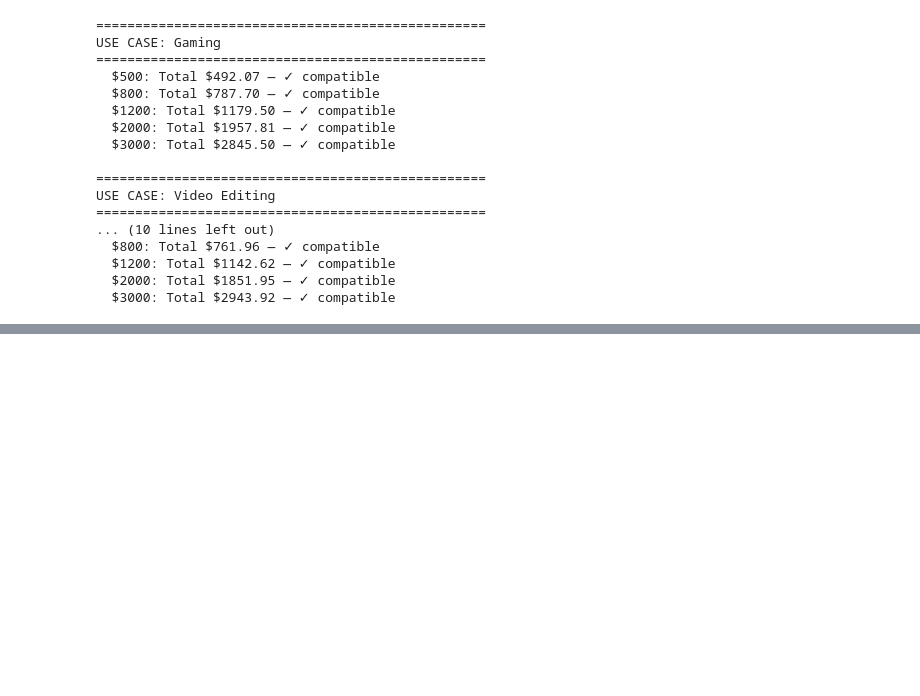
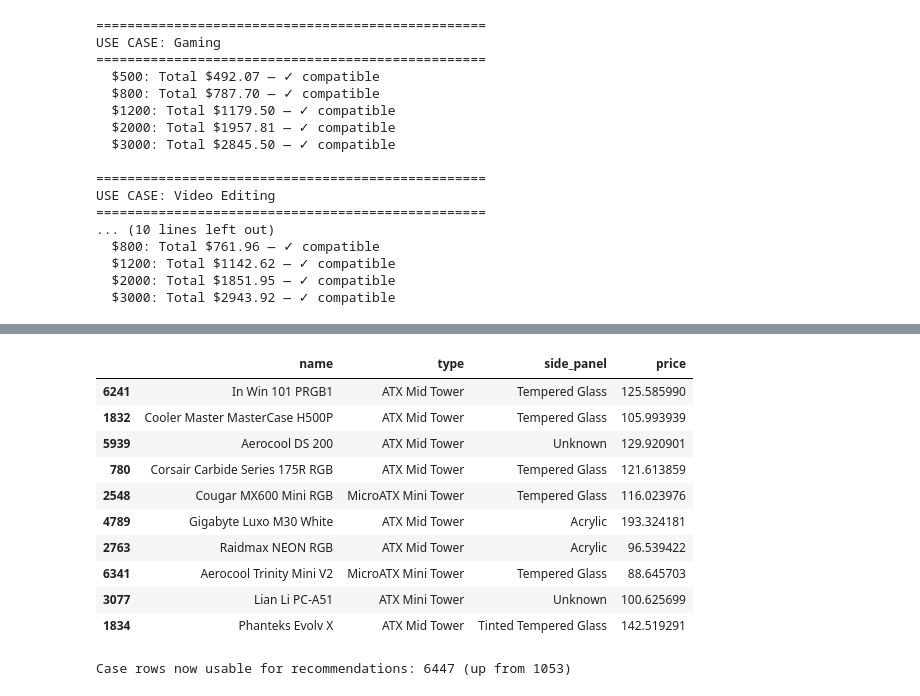
Before and after one commit to AbelKevinKipkosgei/pc-builder-model, a Jupyter notebook: pc_builder_cleaning.ipynb, the cells around one changed output, grey strips where cells are left out. Saved outputs shown, nothing was run; the diff lists cells and outputs as text; code cells hidden in the pictures; blank space fills up the shorter version.

```diff
--- a/pc_builder_cleaning.ipynb
+++ b/pc_builder_cleaning.ipynb
@@ -1501,0 +2153,18 @@ USE CASE: Video Editing
+# %%
+# Case baseline
+df_model_case = df_case.copy()
+
+le_type_case = LabelEncoder()
+le_ff_case = LabelEncoder()
+
+df_model_case['type_enc'] = le_type_case.fit_transform(df_model_case['type'])
+df_model_case['form_factor_enc'] = le_ff_case.fit_transform(df_model_case['form_factor_family'].fillna('Unknown'))
+
+features_case = ['type_enc', 'form_factor_enc', 'external_volume', 'estimated_max_gpu_length', 'has_builtin_psu']
+target = 'price'
+
+known_case = df_model_case[df_model_case[target].notnull()]
+unknown_case = df_model_case[df_model_case[target].isnull()]
+
+print("Rows to train on:", known_case.shape[0])
+print("Rows to predict for:", unknown_case.shape[0])
@@ -1501,0 +2248,48 @@ USE CASE: Video Editing
+# %%
+# Apply and save
+# 1. Flag BEFORE filling
+df_case['price_is_predicted'] = df_case['price'].isnull()
+
+# 2. Carry engineered features onto the real df_case
+df_case['brand_enc'] = df_model_case['brand_enc']
+df_case['type_enc'] = df_model_case['type_enc']
+df_case['form_factor_enc'] = df_model_case['form_factor_enc']
+df_case['side_panel_enc'] = df_model_case['side_panel_enc']
+df_case['has_rgb'] = df_model_case['has_rgb']
+
+# 3. Retrain on ALL known data for the final model
+model_case_final = GradientBoostingRegressor(random_state=42)
+model_case_final.fit(X_case3, y_case3)
+
+# 4. Predict for missing rows
+unknown_case_v3 = df_model_case[df_model_case['price'].isnull()]
+X_unknown_case = unknown_case_v3[features_case_v3]
+predicted_log_case = model_case_final.predict(X_unknown_case)
+predicted_prices_case = np.expm1(predicted_log_case)
+
+df_case.loc[unknown_case_v3.index, 'price'] = predicted_prices_case
+
+# 5. Sanity check
+df_case[df_case['price_is_predicted']][['name', 'type', 'side_panel', 'price']].sample(10, random_state=1)
+# %% [output]
+|  | name | type | side_panel | price |
+| 6241 | In Win 101 PRGB1 | ATX Mid Tower | Tempered Glass | 125.585990 |
+| 1832 | Cooler Master MasterCase H500P | ATX Mid Tower | Tempered Glass | 105.993939 |
+| 5939 | Aerocool DS 200 | ATX Mid Tower | Unknown | 129.920901 |
+| 780 | Corsair Carbide Series 175R RGB | ATX Mid Tower | Tempered Glass | 121.613859 |
+| 2548 | Cougar MX600 Mini RGB | MicroATX Mini Tower | Tempered Glass | 116.023976 |
+| 4789 | Gigabyte Luxo M30 White | ATX Mid Tower | Acrylic | 193.324181 |
+| 2763 | Raidmax NEON RGB | ATX Mid Tower | Acrylic | 96.539422 |
+| 6341 | Aerocool Trinity Mini V2 | MicroATX Mini Tower | Tempered Glass | 88.645703 |
+| 3077 | Lian Li PC-A51 | ATX Mini Tower | Unknown | 100.625699 |
+| 1834 | Phanteks Evolv X | ATX Mid Tower | Tinted Tempered Glass | 142.519291 |
+# %%
+# Save to drive
+df_case.to_csv('/content/drive/MyDrive/pc_builder_project/case_clean_full.csv', index=False)
+
+df_case_priced = df_case[df_case['price'].notnull()].copy()
+df_case_priced.to_csv('/content/drive/MyDrive/pc_builder_project/case_clean_priced.csv', index=False)
+
+print("Case rows now usable for recommendations:", df_case_priced.shape[0], "(up from 1053)")
+# %% [output]
+Case rows now usable for recommendations: 6447 (up from 1053)
```
Also changed, not shown: parts of 50 cells of this notebook.
